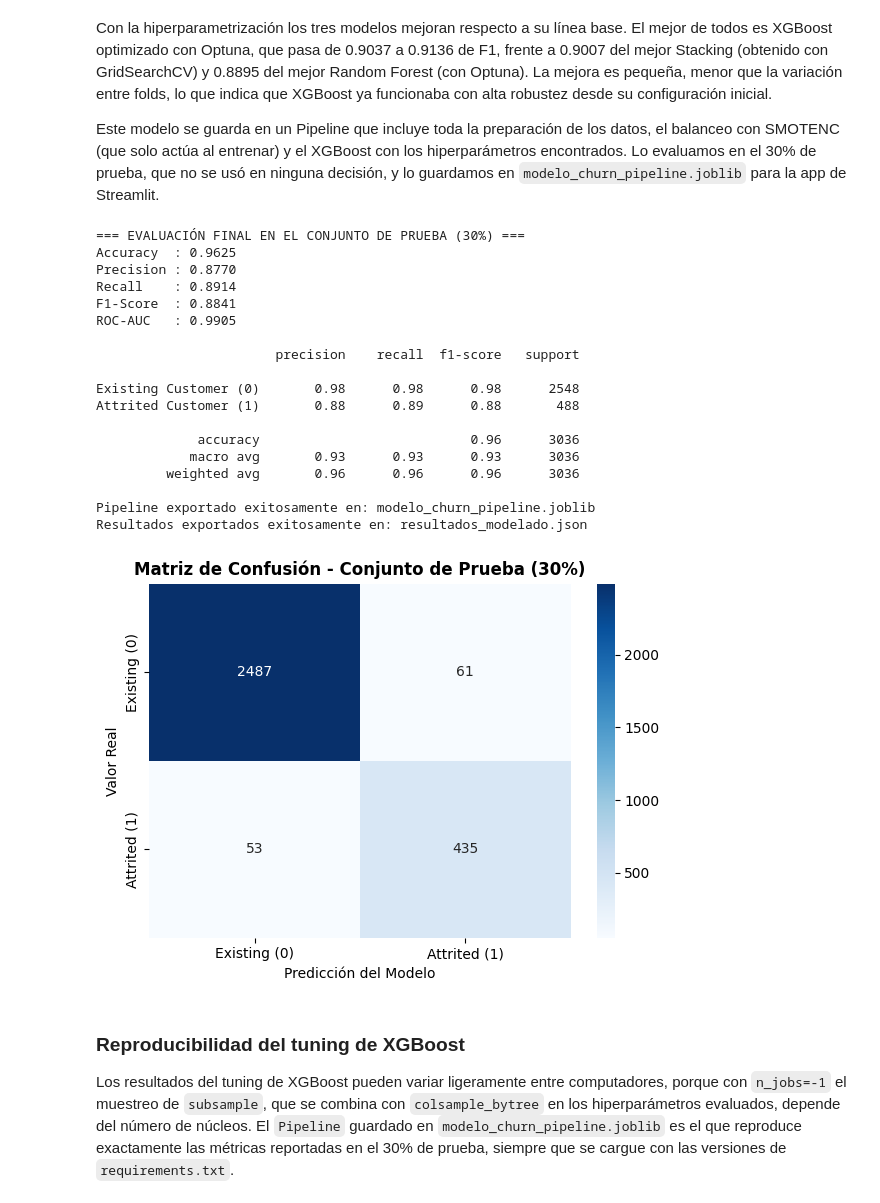
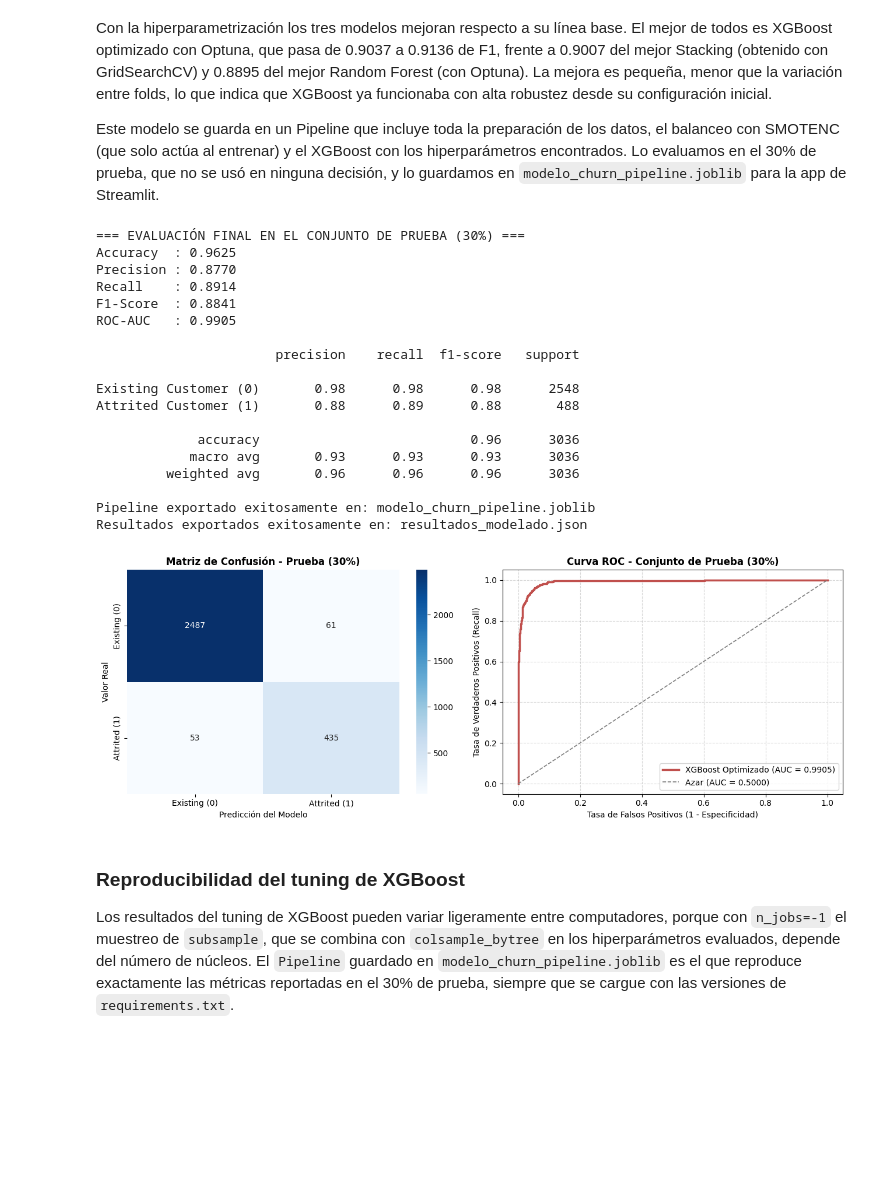
Before and after one commit to dani1309/Clasificacion-de-dataos, a Jupyter notebook: Credit card Churn/02_Modelado_Predictivo_Avanzado.ipynb, the cells around one changed output. Drawn from its saved outputs; the diff is of its cells as text; code cells hidden in the pictures; blank space fills up the shorter version.

Commit message:
Agregar graficas de Curva ROC e Importancia de variables al Notebook 02

```diff
--- a/Credit card Churn/02_Modelado_Predictivo_Avanzado.ipynb
+++ b/Credit card Churn/02_Modelado_Predictivo_Avanzado.ipynb
@@ -513,40 +513,54 @@ resultados = {
     "test_metrics": test_metrics
 }
 with open("resultados_modelado.json", "w", encoding="utf-8") as f:
     json.dump(resultados, f, ensure_ascii=False, indent=2)
 print("Resultados exportados exitosamente en: resultados_modelado.json")
 
-# Matriz de confusión en el 30% de prueba
+from sklearn.metrics import roc_curve
+
+# Matriz de confusión y Curva ROC en el 30% de prueba
 cm = confusion_matrix(y_test, y_pred_test)
-plt.figure(figsize=(6, 4.5))
-sns.heatmap(cm, annot=True, fmt='d', cmap='Blues',
+fpr, tpr, _ = roc_curve(y_test, y_prob_test)
+
+fig, axes = plt.subplots(1, 2, figsize=(13, 4.8))
+
+sns.heatmap(cm, annot=True, fmt='d', cmap='Blues', ax=axes[0],
             xticklabels=['Existing (0)', 'Attrited (1)'],
             yticklabels=['Existing (0)', 'Attrited (1)'])
-plt.title("Matriz de Confusión - Conjunto de Prueba (30%)", fontweight='bold')
-plt.xlabel("Predicción del Modelo")
-plt.ylabel("Valor Real")
+axes[0].set_title("Matriz de Confusión - Prueba (30%)", fontweight='bold')
+axes[0].set_xlabel("Predicción del Modelo")
+axes[0].set_ylabel("Valor Real")
+
+axes[1].plot(fpr, tpr, color='#C0504D', lw=2.5, label=f"XGBoost Optimizado (AUC = {test_metrics['ROC-AUC']:.4f})")
+axes[1].plot([0, 1], [0, 1], color='gray', linestyle='--', lw=1.2, label="Azar (AUC = 0.5000)")
+axes[1].set_title("Curva ROC - Conjunto de Prueba (30%)", fontweight='bold')
+axes[1].set_xlabel("Tasa de Falsos Positivos (1 - Especificidad)")
+axes[1].set_ylabel("Tasa de Verdaderos Positivos (Recall)")
+axes[1].legend(loc="lower right")
+axes[1].grid(linestyle='--', alpha=0.5)
+
 plt.tight_layout()
 plt.show()
 # %% [output]
 === EVALUACIÓN FINAL EN EL CONJUNTO DE PRUEBA (30%) ===
 Accuracy  : 0.9625
 Precision : 0.8770
 Recall    : 0.8914
 F1-Score  : 0.8841
 ROC-AUC   : 0.9905
 
                        precision    recall  f1-score   support
 
 Existing Customer (0)       0.98      0.98      0.98      2548
 Attrited Customer (1)       0.88      0.89      0.88       488
 
              accuracy                           0.96      3036
             macro avg       0.93      0.93      0.93      3036
          weighted avg       0.96      0.96      0.96      3036
 
 Pipeline exportado exitosamente en: modelo_churn_pipeline.joblib
 Resultados exportados exitosamente en: resultados_modelado.json
-[figure, old version]
+[figure, new version]
 # %% [markdown]
 ### Reproducibilidad del tuning de XGBoost
 Los resultados del tuning de XGBoost pueden variar ligeramente entre computadores, porque con `n_jobs=-1` el muestreo de `subsample`, que se combina con `colsample_bytree` en los hiperparámetros evaluados, depende del número de núcleos. El `Pipeline` guardado en `modelo_churn_pipeline.joblib` es el que reproduce exactamente las métricas reportadas en el 30% de prueba, siempre que se cargue con las versiones de `requirements.txt`.
```
Also changed, not shown: parts of 5 cells of this notebook.
